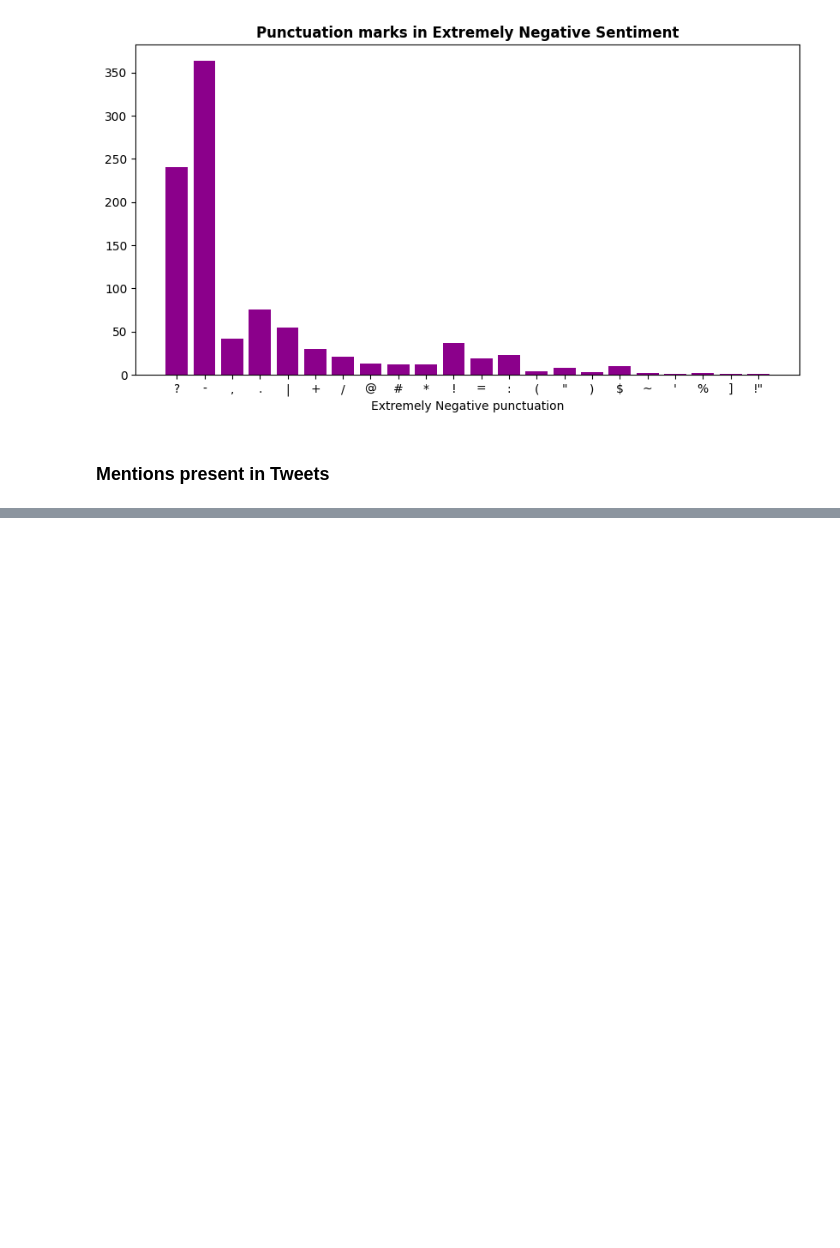
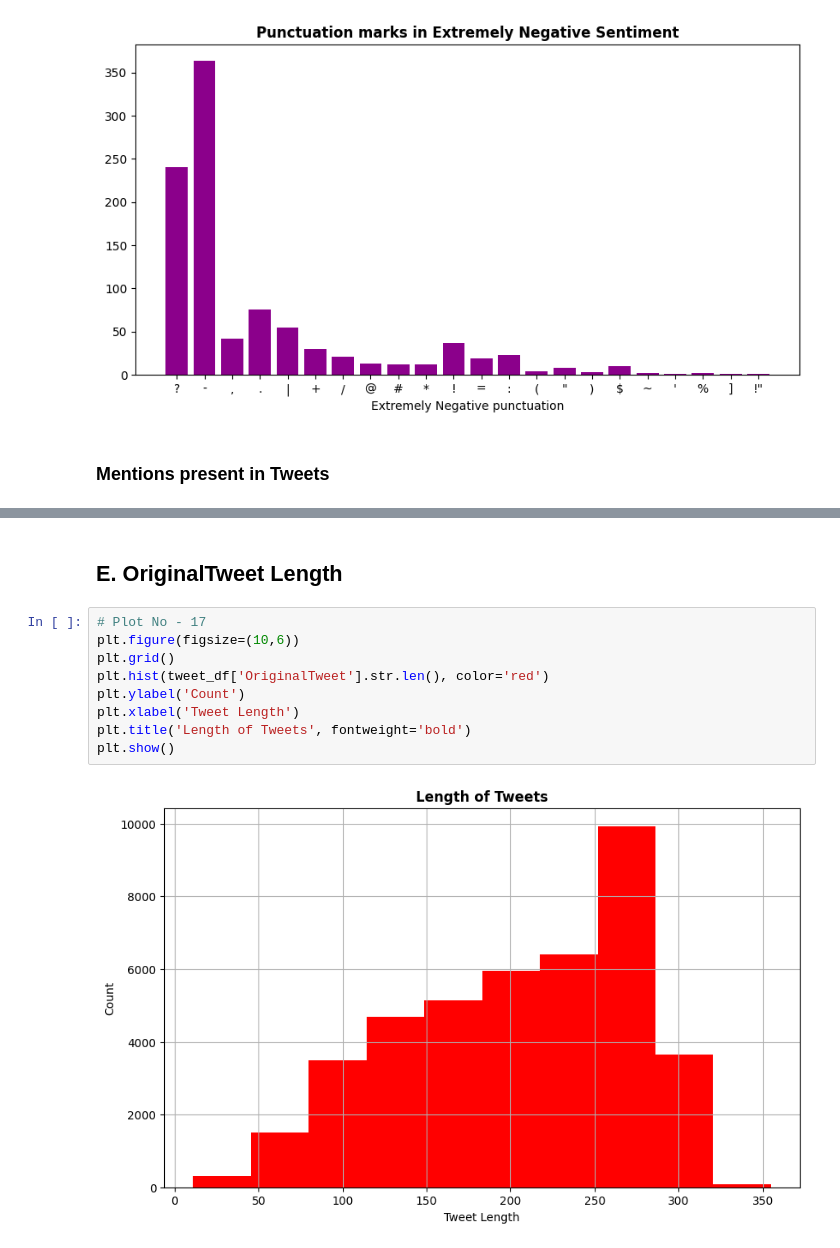
Before and after one commit to SachinYallapurkar/Coronavirus_Tweet_Sentiment_Analysis, a Jupyter notebook: Untitled15.ipynb, the cells around one changed output, grey strips where cells are left out. Drawn from its saved outputs; the diff is of its cells as text; blank space fills up the shorter version.

```diff
--- a/Untitled15.ipynb
+++ b/Untitled15.ipynb
@@ -593,0 +629,13 @@ plt.show()
+# %% [markdown]
+## **E. OriginalTweet Length**
+# %%
+# Plot No - 17
+plt.figure(figsize=(10,6))
+plt.grid()
+plt.hist(tweet_df['OriginalTweet'].str.len(), color='red')
+plt.ylabel('Count')
+plt.xlabel('Tweet Length')
+plt.title('Length of Tweets', fontweight='bold')
+plt.show()
+# %% [output]
+[figure, added]
```
Also changed, not shown: parts of 32 cells of this notebook.
